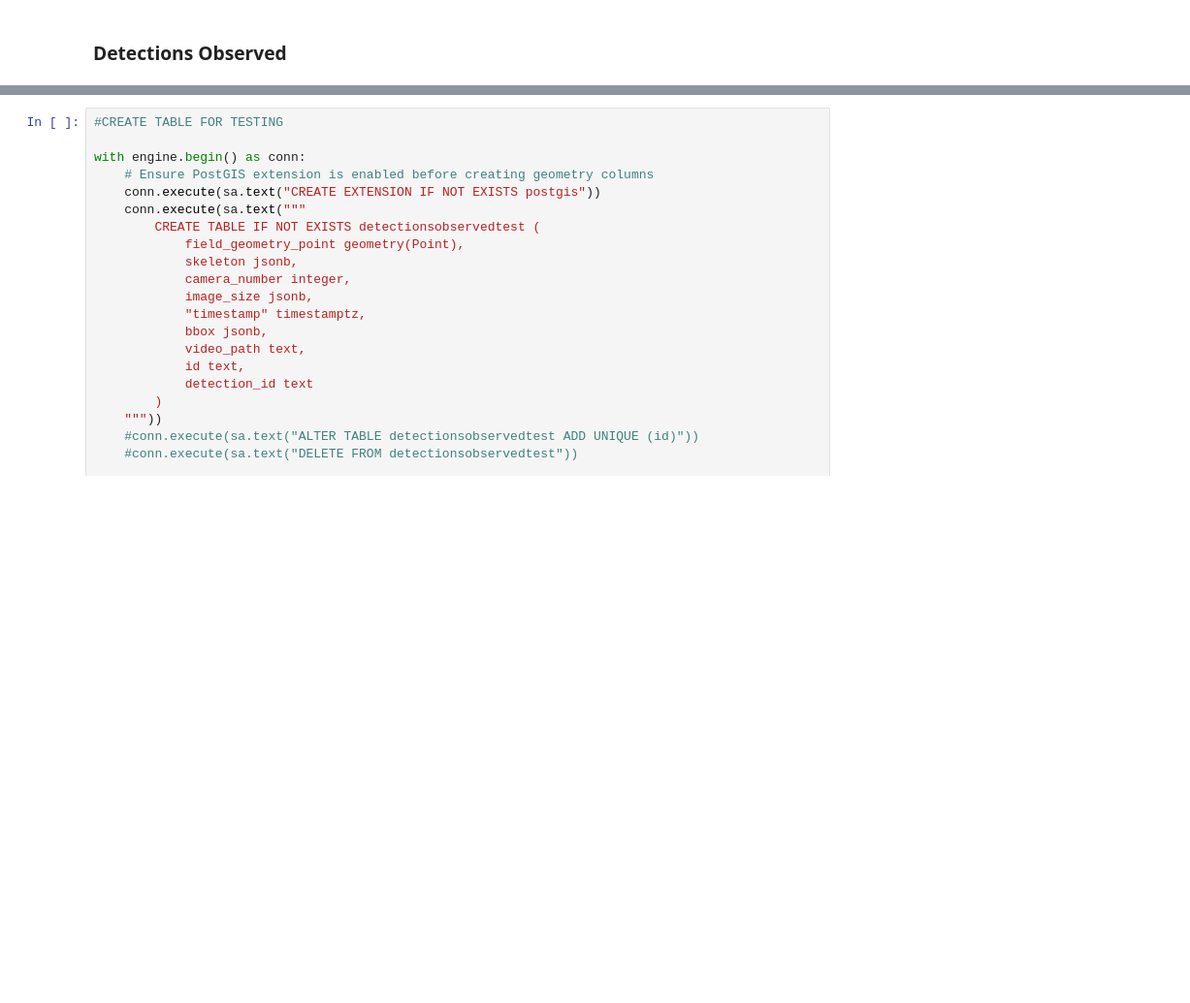
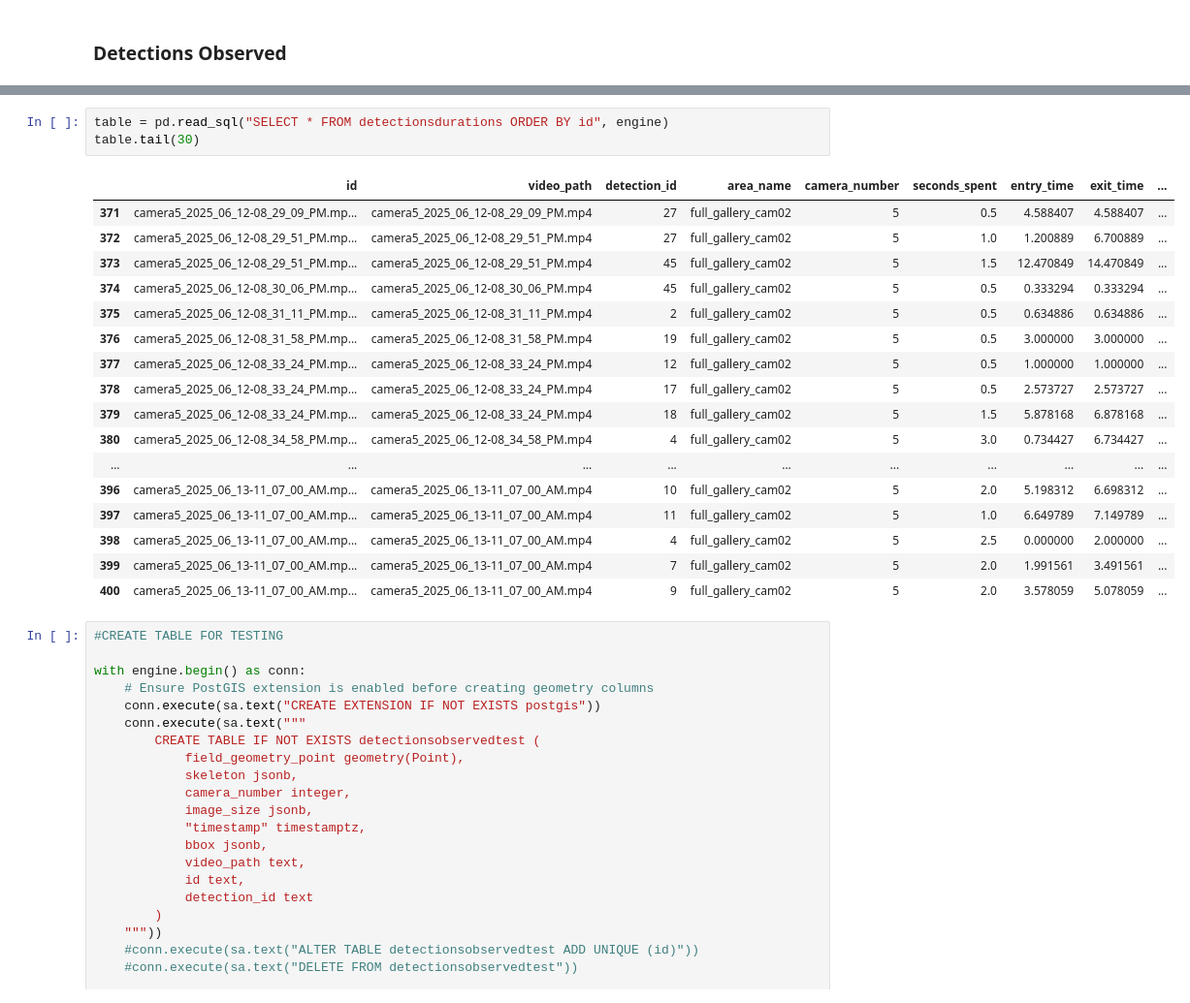
Before and after one commit to CentroFuturoCiudades/pinos-analytics-cv, a Jupyter notebook: src/test_broker.ipynb, the cells around one changed output, grey strips where cells are left out. Shown at 97% size. Saved outputs shown, nothing was run; the diff lists cells and outputs as text; blank space fills up the shorter version.

```diff
--- a/src/test_broker.ipynb
+++ b/src/test_broker.ipynb
@@ -318,3 +362,24 @@ DONE:  344
+# %%
+table = pd.read_sql("SELECT * FROM detectionsdurations ORDER BY id", engine)
+table.tail(30)
+# %% [output]
+|  | id | video_path | detection_id | area_name | camera_number | seconds_spent | entry_time | exit_time | ... |
+| 371 | camera5_2025_06_12-08_29_09_PM.mp... | camera5_2025_06_12-08_29_09_PM.mp4 | 27 | full_gallery_cam02 | 5 | 0.5 | 4.588407 | 4.588407 | ... |
+| 372 | camera5_2025_06_12-08_29_51_PM.mp... | camera5_2025_06_12-08_29_51_PM.mp4 | 27 | full_gallery_cam02 | 5 | 1.0 | 1.200889 | 6.700889 | ... |
+| 373 | camera5_2025_06_12-08_29_51_PM.mp... | camera5_2025_06_12-08_29_51_PM.mp4 | 45 | full_gallery_cam02 | 5 | 1.5 | 12.470849 | 14.470849 | ... |
+| 374 | camera5_2025_06_12-08_30_06_PM.mp... | camera5_2025_06_12-08_30_06_PM.mp4 | 45 | full_gallery_cam02 | 5 | 0.5 | 0.333294 | 0.333294 | ... |
+| 375 | camera5_2025_06_12-08_31_11_PM.mp... | camera5_2025_06_12-08_31_11_PM.mp4 | 2 | full_gallery_cam02 | 5 | 0.5 | 0.634886 | 0.634886 | ... |
+| 376 | camera5_2025_06_12-08_31_58_PM.mp... | camera5_2025_06_12-08_31_58_PM.mp4 | 19 | full_gallery_cam02 | 5 | 0.5 | 3.000000 | 3.000000 | ... |
+| 377 | camera5_2025_06_12-08_33_24_PM.mp... | camera5_2025_06_12-08_33_24_PM.mp4 | 12 | full_gallery_cam02 | 5 | 0.5 | 1.000000 | 1.000000 | ... |
+| 378 | camera5_2025_06_12-08_33_24_PM.mp... | camera5_2025_06_12-08_33_24_PM.mp4 | 17 | full_gallery_cam02 | 5 | 0.5 | 2.573727 | 2.573727 | ... |
+| 379 | camera5_2025_06_12-08_33_24_PM.mp... | camera5_2025_06_12-08_33_24_PM.mp4 | 18 | full_gallery_cam02 | 5 | 1.5 | 5.878168 | 6.878168 | ... |
+| 380 | camera5_2025_06_12-08_34_58_PM.mp... | camera5_2025_06_12-08_34_58_PM.mp4 | 4 | full_gallery_cam02 | 5 | 3.0 | 0.734427 | 6.734427 | ... |
+| ... | ... | ... | ... | ... | ... | ... | ... | ... | ... |
+| 396 | camera5_2025_06_13-11_07_00_AM.mp... | camera5_2025_06_13-11_07_00_AM.mp4 | 10 | full_gallery_cam02 | 5 | 2.0 | 5.198312 | 6.698312 | ... |
+| 397 | camera5_2025_06_13-11_07_00_AM.mp... | camera5_2025_06_13-11_07_00_AM.mp4 | 11 | full_gallery_cam02 | 5 | 1.0 | 6.649789 | 7.149789 | ... |
+| 398 | camera5_2025_06_13-11_07_00_AM.mp... | camera5_2025_06_13-11_07_00_AM.mp4 | 4 | full_gallery_cam02 | 5 | 2.5 | 0.000000 | 2.000000 | ... |
+| 399 | camera5_2025_06_13-11_07_00_AM.mp... | camera5_2025_06_13-11_07_00_AM.mp4 | 7 | full_gallery_cam02 | 5 | 2.0 | 1.991561 | 3.491561 | ... |
+| 400 | camera5_2025_06_13-11_07_00_AM.mp... | camera5_2025_06_13-11_07_00_AM.mp4 | 9 | full_gallery_cam02 | 5 | 2.0 | 3.578059 | 5.078059 | ... |
 # %%
 #CREATE TABLE FOR TESTING
 
```
Also changed, not shown: parts of 13 cells of this notebook, 2 other files.
